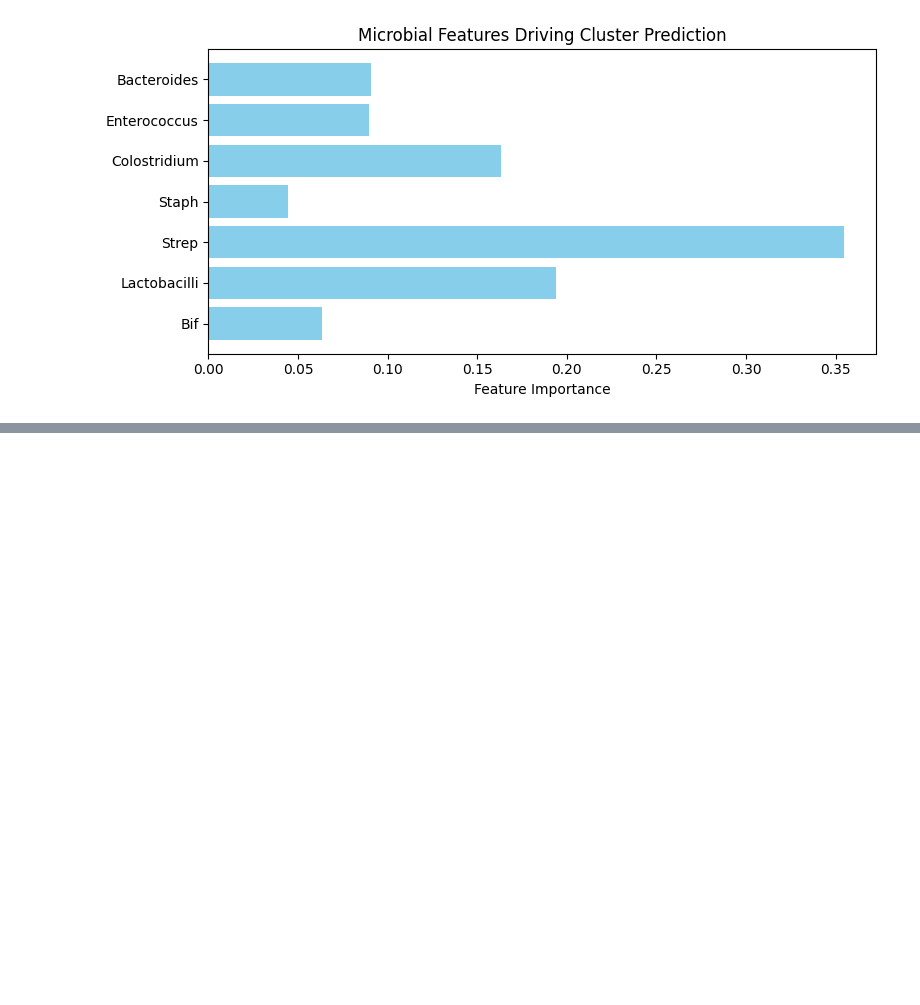
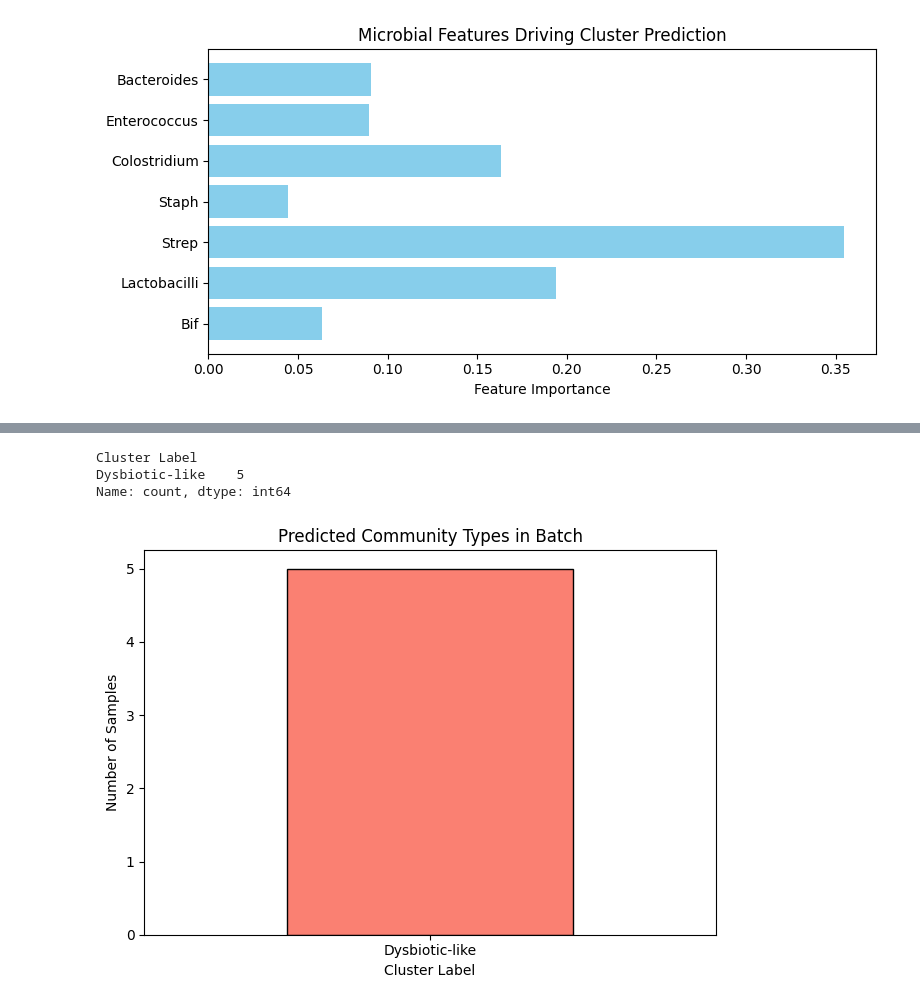
Before and after one commit to tssmith5619/learn2code, a Jupyter notebook: PythonLessonM2W4.ipynb, the cells around one changed output, grey strips where cells are left out. Saved outputs shown, nothing was run; the diff lists cells and outputs as text; code cells hidden in the pictures; blank space fills up the shorter version.

```diff
--- a/PythonLessonM2W4.ipynb
+++ b/PythonLessonM2W4.ipynb
@@ -61,3 +61,17 @@ Classification Report:
    macro avg       0.90      0.75      0.78         6
 weighted avg       0.87      0.83      0.81         6
 [figure]
+# %%
+
+from Microbial_Abundance_Lesson import run_microbiome_pipeline, classify_batch
+df_count = pd.read_csv("microbial_counts.csv", index_col=0)
+results = run_microbiome_pipeline(df_count)
+import numpy as np
+
+np.random.seed(101)
+df_new_samples = pd.DataFrame({
+    f"NewSample{i}": np.random.poisson(lam=[100, 70, 50, 25, 15, 10, 5])
+    for i in range(1, 6)
+}, index=["Bif", "Lactobacilli", "Strep", "Staph", "Colostridium", "Enterococcus", "Bacteroides"])
+batch_results = classify_batch(df_new_samples, results["model"])
+batch_results
@@ -63,0 +97,21 @@ weighted avg       0.87      0.83      0.81         6
+# %%
+batch_results["Cluster Label"].value_counts()
+# %% [output]
+Cluster Label
+Dysbiotic-like    5
+Name: count, dtype: int64
+# %%
+import matplotlib.pyplot as plt
+
+batch_results["Cluster Label"].value_counts().plot(
+    kind="bar", color="salmon", edgecolor="black"
+)
+
+plt.title("Predicted Community Types in Batch")
+plt.xlabel("Cluster Label")
+plt.ylabel("Number of Samples")
+plt.xticks(rotation=0)
+plt.tight_layout()
+plt.show()
+# %% [output]
+[figure, added]
```
Also changed, not shown: parts of 7 cells of this notebook, 2 other files.
